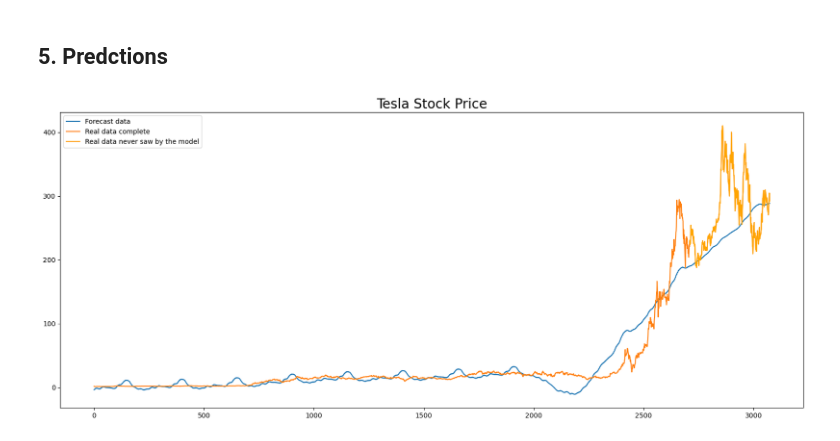
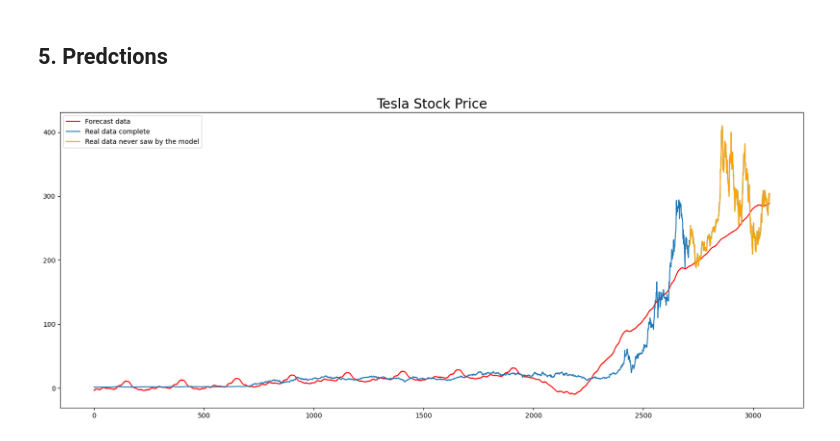
Before and after one commit to gbrlazvd/predict_fbprophet, a Jupyter notebook: predict_fbprophet.ipynb, the cells around one changed output. Drawn from its saved outputs; the diff is of its cells as text; code cells hidden in the pictures.

```diff
--- a/predict_fbprophet.ipynb
+++ b/predict_fbprophet.ipynb
@@ -96,9 +96,9 @@ forecast = m.predict(future)
 # %%
 plt.figure(figsize = (20,8))
 plt.title('Tesla Stock Price', size=20)
-plt.plot(forecast['yhat'], label='Forecast data')
+plt.plot(forecast['yhat'], label='Forecast data', color = 'red')
 plt.plot(prophet_df['y'], label='Real data complete')
-plt.plot(df_validation['y'], label='Real data never saw by the model', color='yellow')
+plt.plot(df_validation['y'], label='Real data never saw by the model', color='orange')
 plt.legend();
 # %% [output]
-[figure, old version]
+[figure, new version]
```
Also changed, not shown: parts of 2 cells of this notebook, 1 other file.
